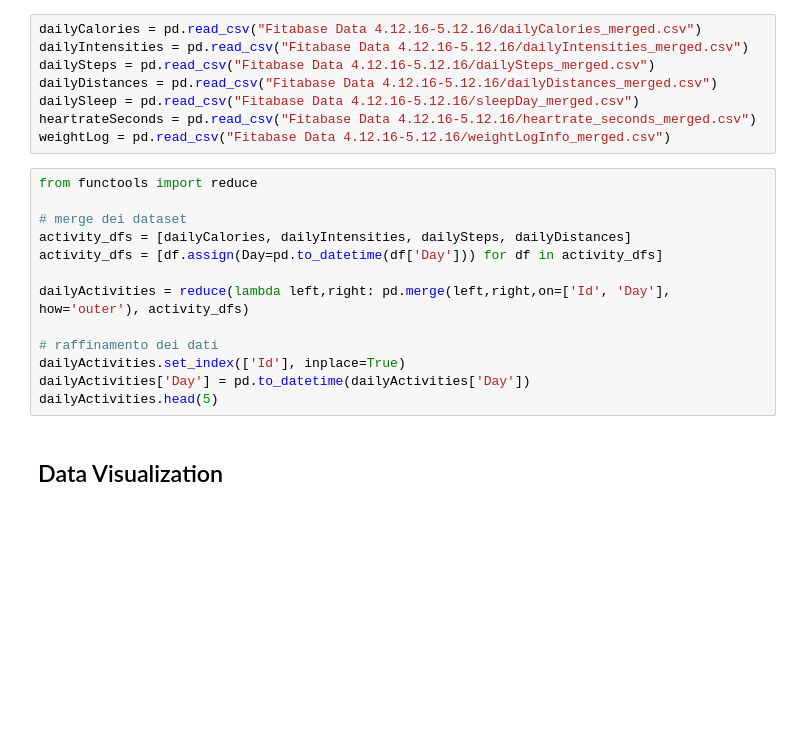
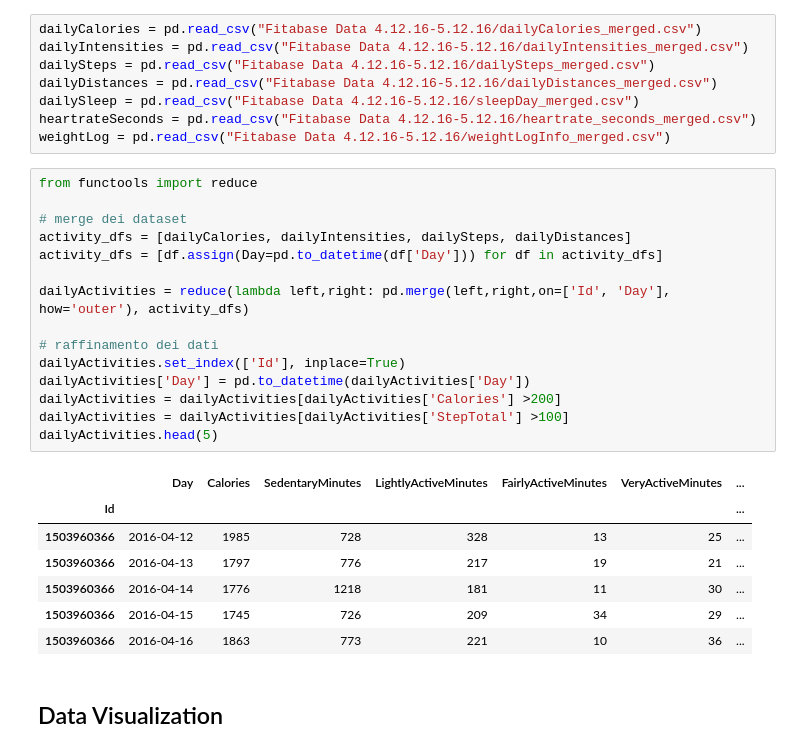
Before and after one commit to fiorani/garmin-data-analysis, a Jupyter notebook: Classificazione.ipynb, the cells around one changed output. Drawn from its saved outputs; the diff is of its cells as text; blank space fills up the shorter version.

```diff
--- a/Classificazione.ipynb
+++ b/Classificazione.ipynb
@@ -22,16 +22,26 @@ weightLog = pd.read_csv("Fitabase Data 4.12.16-5.12.16/weightLogInfo_merged.csv"
 # %%
 from functools import reduce
 
 # merge dei dataset
 activity_dfs = [dailyCalories, dailyIntensities, dailySteps, dailyDistances]
 activity_dfs = [df.assign(Day=pd.to_datetime(df['Day'])) for df in activity_dfs]
 
 dailyActivities = reduce(lambda left,right: pd.merge(left,right,on=['Id', 'Day'], how='outer'), activity_dfs)
 
 # raffinamento dei dati
 dailyActivities.set_index(['Id'], inplace=True)
 dailyActivities['Day'] = pd.to_datetime(dailyActivities['Day'])
+dailyActivities = dailyActivities[dailyActivities['Calories'] >200]
+dailyActivities = dailyActivities[dailyActivities['StepTotal'] >100]
 dailyActivities.head(5)
+# %% [output]
+|  | Day | Calories | SedentaryMinutes | LightlyActiveMinutes | FairlyActiveMinutes | VeryActiveMinutes | ... |
+| Id |  |  |  |  |  |  | ... |
+| 1503960366 | 2016-04-12 | 1985 | 728 | 328 | 13 | 25 | ... |
+| 1503960366 | 2016-04-13 | 1797 | 776 | 217 | 19 | 21 | ... |
+| 1503960366 | 2016-04-14 | 1776 | 1218 | 181 | 11 | 30 | ... |
+| 1503960366 | 2016-04-15 | 1745 | 726 | 209 | 34 | 29 | ... |
+| 1503960366 | 2016-04-16 | 1863 | 773 | 221 | 10 | 36 | ... |
 # %% [markdown]
 ## Data Visualization
 # %%
```
Also changed, not shown: parts of 23 cells of this notebook, 4 other files.
